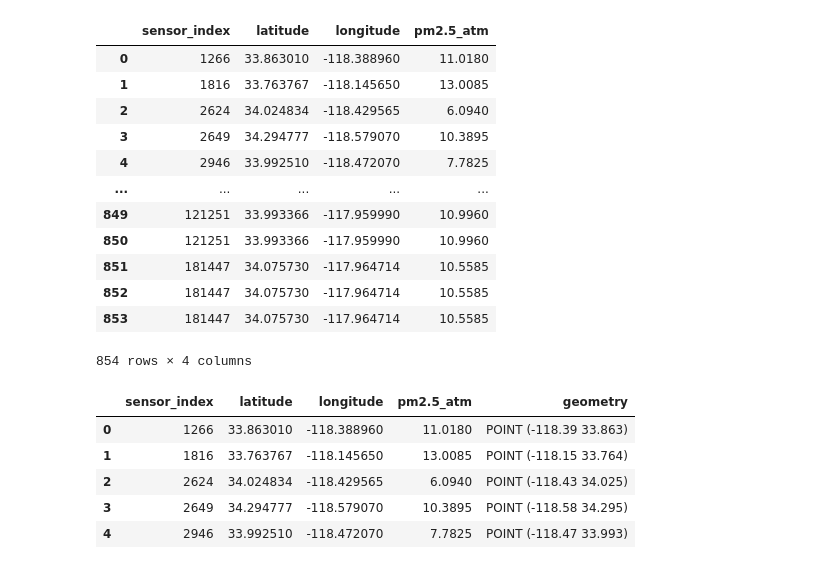
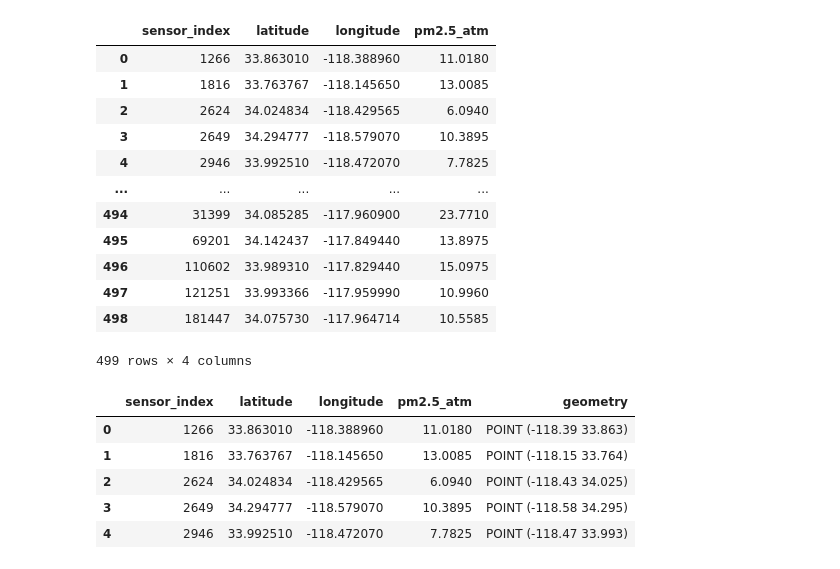
Before and after one commit to lukasrhoades/Los-Angeles-Air-Quality, a Jupyter notebook: data_pipeline.ipynb, the cells around one changed output. Saved outputs shown, nothing was run; the diff lists cells and outputs as text; code cells hidden in the pictures.

```diff
--- a/data_pipeline.ipynb
+++ b/data_pipeline.ipynb
@@ -22,7 +22,10 @@ def fetch_sensors(nwlat, nwlng, selat, selng):
     else:
         print(response)
 # %%
-geo_data = fetch_sensors(34.334160, -118.655586, 33.694915, -118.128523)
+geo_data_1 = fetch_sensors(34.334160, -118.655586, 33.694915, -118.128523)
+geo_data_2 = fetch_sensors(34.209516, -118.128523, 33.902632, -117.976620)
+geo_data_3 = fetch_sensors(34.165970, -117.976620, 33.982889, -117.802639)
+geo_data = pd.concat([geo_data_1, geo_data_2, geo_data_3]).reset_index(drop=True)
 geo_data
 # %% [output]
 |  | sensor_index | latitude | longitude |
@@ -137,25 +95,22 @@ pm_data_2
 # %%
-pm_data = pd.concat([pm_data, pm_data_2]).reset_index(drop=True)
-pm_data = pm_data[pm_data["pm2.5_atm"] <= 30]  # drop outliers
+pm_data_no_outliers = pm_data[pm_data["pm2.5_atm"] <= 30]  # drop outliers
-# %%
-geo_data = pd.concat([geo_data, geo_data_2]).reset_index(drop=True)
 # %%
-combined_data = geo_data.merge(pm_data, on="sensor_index")
+combined_data = geo_data.merge(pm_data_no_outliers, on="sensor_index")
 combined_data
 # %% [output]
 |  | sensor_index | latitude | longitude | pm2.5_atm |
 | 0 | 1266 | 33.863010 | -118.388960 | 11.0180 |
 | 1 | 1816 | 33.763767 | -118.145650 | 13.0085 |
 | 2 | 2624 | 34.024834 | -118.429565 | 6.0940 |
 | 3 | 2649 | 34.294777 | -118.579070 | 10.3895 |
 | 4 | 2946 | 33.992510 | -118.472070 | 7.7825 |
 | ... | ... | ... | ... | ... |
-| 849 | 121251 | 33.993366 | -117.959990 | 10.9960 |
-| 850 | 121251 | 33.993366 | -117.959990 | 10.9960 |
-| 851 | 181447 | 34.075730 | -117.964714 | 10.5585 |
-| 852 | 181447 | 34.075730 | -117.964714 | 10.5585 |
-| 853 | 181447 | 34.075730 | -117.964714 | 10.5585 |
+| 494 | 31399 | 34.085285 | -117.960900 | 23.7710 |
+| 495 | 69201 | 34.142437 | -117.849440 | 13.8975 |
+| 496 | 110602 | 33.989310 | -117.829440 | 15.0975 |
+| 497 | 121251 | 33.993366 | -117.959990 | 10.9960 |
+| 498 | 181447 | 34.075730 | -117.964714 | 10.5585 |
-854 rows × 4 columns
+499 rows × 4 columns
 # %%
 street_map = gpd.read_file("lacounty/County_Boundary.shp")
 # %%
```
Also changed, not shown: parts of 5 cells of this notebook.
